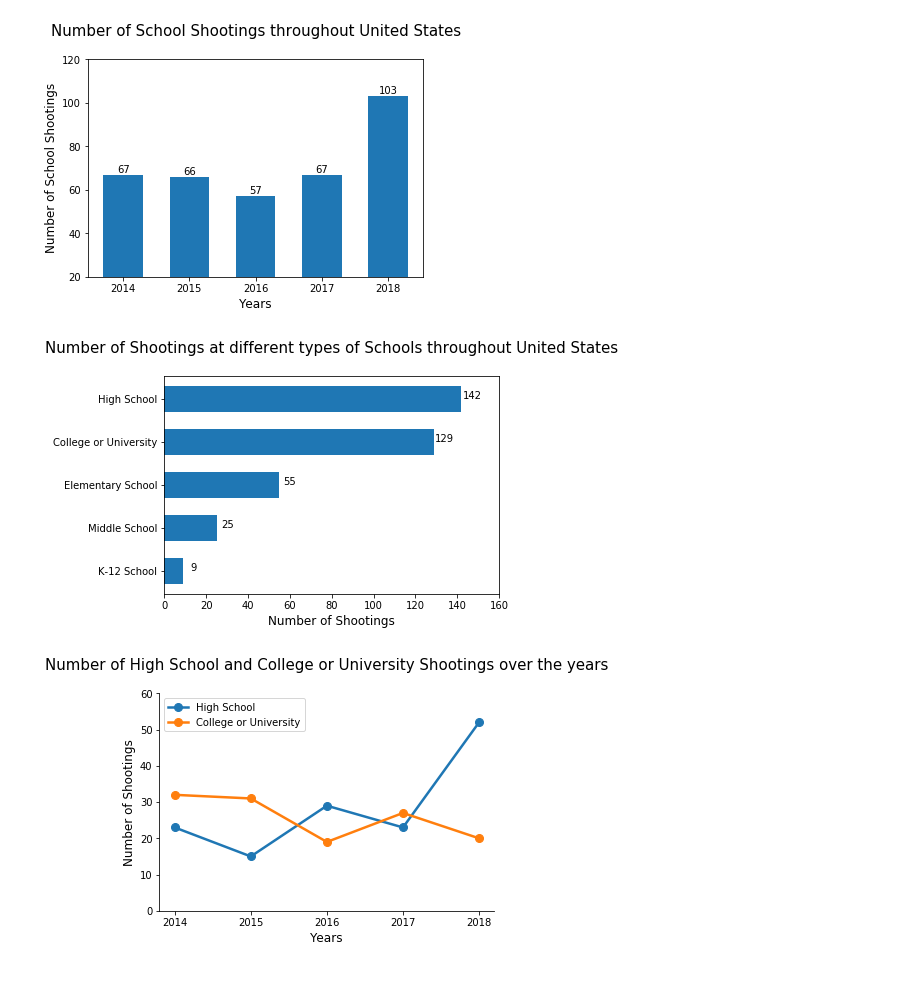
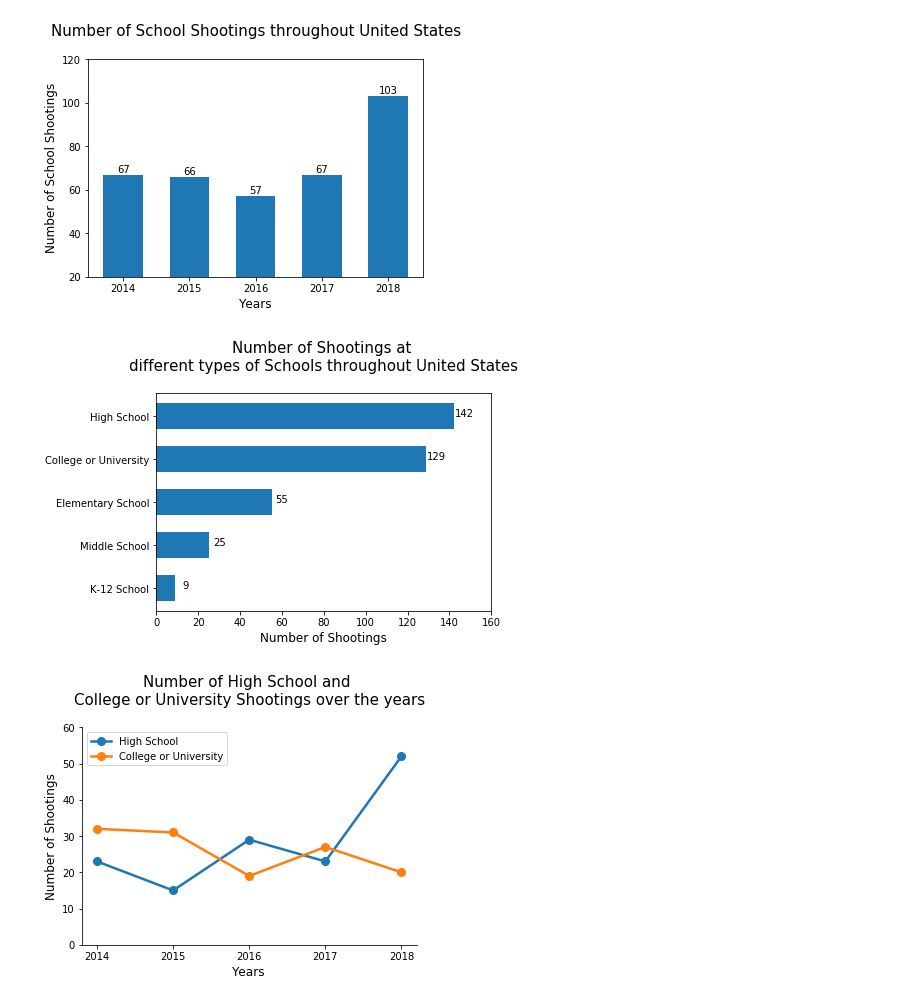
Before and after one commit to s5shah/ECE143_project, a Jupyter notebook: new_plots.ipynb, the cells around one changed output. Cells and saved outputs as stored; diff of their text form; code cells hidden in the pictures.

```diff
--- a/Plots.ipynb
+++ b/new_plots.ipynb
@@ -58,6 +55,23 @@ plt.show()
 # %% [output]
 [figure]
 # %%
+import matplotlib.pyplot as plt
+from gundata import gundata
+import pandas as pd
+
+years = ['2014', '2015', '2016', '2017', '2018']
+Mass_Shootings = list()
+for i in years:
+    Mass_Shootings.append(gundata(pd.read_csv(f"Mass_Shootings_{i}.csv"), 'Mass_Shootings'))
+
+no_incidents_ms = list()
+for i in range(len(Mass_Shootings)):
+    no_incidents_ms.append(Mass_Shootings[i].get_total_incidents())
+
+no_casualties_ms = list()
+for i in range(len(Mass_Shootings)):
+    no_casualties_ms.append(Mass_Shootings[i].count_casualties())
+
 casualties_incidents_ratio_ms = list()
 for i in range(len(no_casualties_ms)):
     casualties_incidents_ratio_ms.append(no_casualties_ms[i] / no_incidents_ms[i])
@@ -73,6 +87,15 @@ plt.show()
 # %% [output]
 [figure]
 # %%
+import matplotlib.pyplot as plt
+from gundata import gundata
+import pandas as pd
+
+years = ['2014', '2015', '2016', '2017', '2018']
+School_Shootings = list()
+for i in years:
+    School_Shootings.append(gundata(pd.read_csv(f"School_Shootings_{i}.csv"), 'School_Shootings'))
+
 no_incidents_ss = list()
 for i in range(len(School_Shootings)):
     no_incidents_ss.append(School_Shootings[i].get_total_incidents())
@@ -84,10 +107,6 @@ for i in range(len(School_Shootings)):
 for i in range(len(School_Shootings)):
     plt.text(x = years[i] , y = no_incidents_ss[i] + 1, s = labels[i], size = 10, horizontalalignment='center')
 
-#fig_size = plt.rcParams["figure.figsize"]
-#fig_size[0] = 6
-#fig_size[1] = 6
-#plt.rcParams["figure.figsize"] = fig_size
 plt.ylim(20, 120)
 plt.xlabel("Years", fontsize = 12)
 plt.ylabel("Number of School Shootings", fontsize = 12)
@@ -96,32 +115,57 @@ plt.show()
 # %% [output]
 [figure]
 # %%
+import matplotlib.pyplot as plt
+from gundata import gundata
+import pandas as pd
+from collections import Counter
+import operator
+import collections
+
+years = ['2014', '2015', '2016', '2017', '2018']
+School_Shootings = list()
+for i in years:
+    School_Shootings.append(gundata(pd.read_csv(f"School_Shootings_{i}.csv"), 'School_Shootings'))
+
 list_of_dicts = list()
 for i in range(len(School_Shootings)):
     list_of_dicts.append(School_Shootings[i].count_by_columns("School Type"))
 temp = Counter()
 for i in range(len(list_of_dicts)):
     temp += Counter(list_of_dicts[i])
 final_counts = dict(temp)
 sorted_count = sorted(final_counts.items(), key=operator.itemgetter(1))
 sorted_final_counts = collections.OrderedDict(sorted_count)
 plt.barh(list(sorted_final_counts.keys()), list(sorted_final_counts.values()), height = 0.6)
 labels = list()
 list_counts = list(sorted_final_counts.values())
 list_types = list(sorted_final_counts.keys())
 for i in range(len(list_counts)):
     labels.append(str(list_counts[i]))
 for i in range(len(list_counts)):
     plt.text(x = list_counts[i]+5 , y = list_types[i], s = labels[i], size = 10, horizontalalignment='center')
 
 plt.xlim(0,160)
 plt.xlabel("Number of Shootings", fontsize = 12)
-#plt.ylabel("Type of School", fontsize = 12)
-plt.title("Number of Shootings at different types of Schools throughout United States\n", fontsize = 15)
+plt.title("Number of Shootings at \ndifferent types of Schools throughout United States\n", fontsize = 15)
 plt.show()
 # %% [output]
-[figure, old version]
+[figure, new version]
 # %%
+import matplotlib.pyplot as plt
+from gundata import gundata
+import pandas as pd
+
+years = ['2014', '2015', '2016', '2017', '2018']
+
+School_Shootings = list()
+for i in years:
+    School_Shootings.append(gundata(pd.read_csv(f"School_Shootings_{i}.csv"), 'School_Shootings'))
+
+list_of_dicts = list()
+for i in range(len(School_Shootings)):
+    list_of_dicts.append(School_Shootings[i].count_by_columns("School Type"))
+
 hs_killings = list()
 cu_killings = list()
 for i in range(len(list_of_dicts)):
@@ -132,10 +176,10 @@ plt.plot(years, hs_killings, cu_killings, label = "Number of High School and Col
 plt.ylim(0,60)
 plt.xlabel("Years", fontsize = 12)
 plt.ylabel("Number of Shootings", fontsize = 12)
-plt.title("Number of High School and College or University Shootings over the years\n", fontsize = 15)
+plt.title("Number of High School and \nCollege or University Shootings over the years\n", fontsize = 15)
 plt.gca().spines['right'].set_visible(False)
 plt.gca().spines['top'].set_visible(False)
 plt.legend(['High School', 'College or University'], loc = 'best')
 plt.show()
 # %% [output]
-[figure, old version]
+[figure, new version]
```
Also changed, not shown: parts of 5 cells of this notebook, 13 other files.
